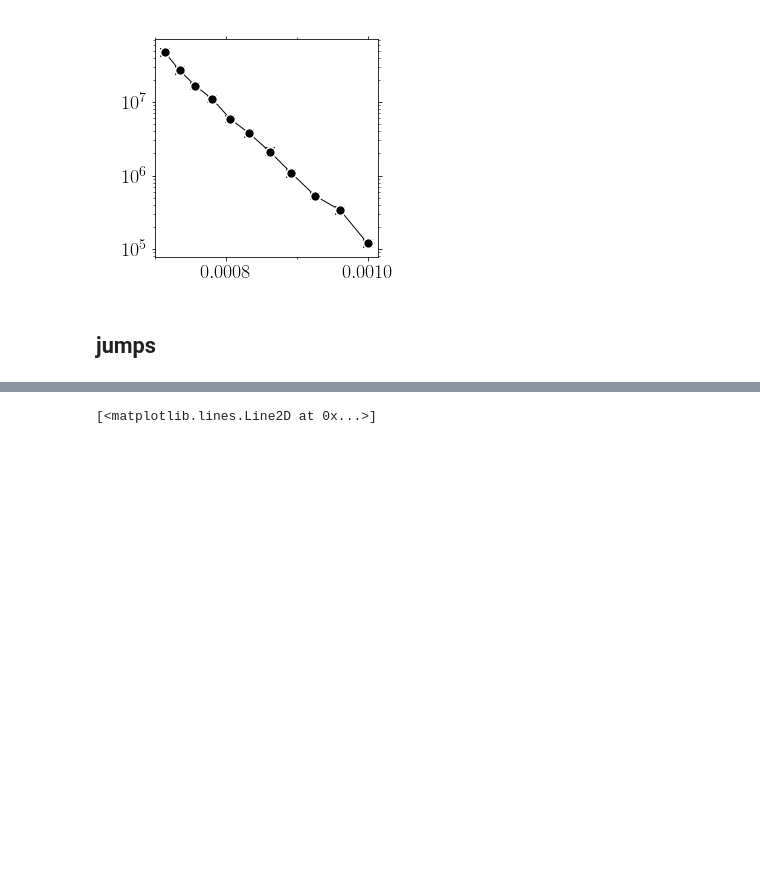
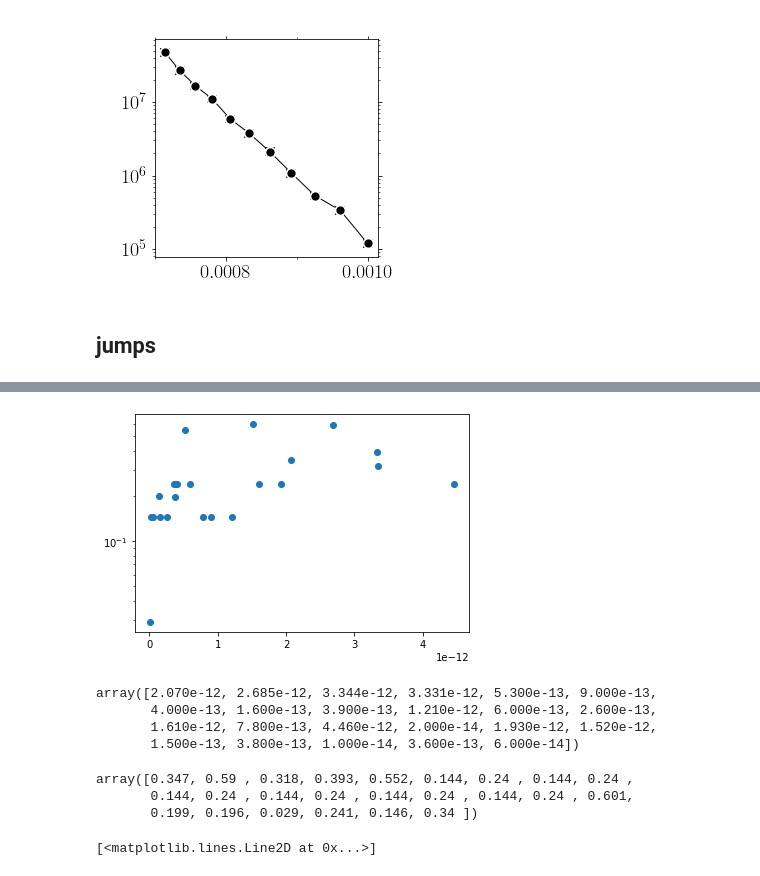
Before and after one commit to kkarimi62/vacancyDiffusion, a Jupyter notebook: postproc/postproc.ipynb, the cells around one changed output, grey strips where cells are left out. Drawn from its saved outputs; the diff is of its cells as text; code cells hidden in the pictures; blank space fills up the shorter version.

```diff
--- a/postproc/postproc.ipynb
+++ b/postproc/postproc.ipynb
@@ -1097 +1120,4 @@ plt.plot(times,np.ones(len(times)),'x')
+# %%
+tt=np.array(times.iloc[0:-1:2])
+dt=tt[1:]-tt[:-1]
 # %%
@@ -1102,3 +1134,22 @@ plt.plot(Barrier,'x')
+# %%
+barrier = np.array(Barrier.iloc[1:-1:2])
+plt.scatter(dt,barrier[:-1])
+plt.yscale('log')
+# %% [output]
+[figure, added]
+# %%
+dt
+# %% [output]
+array([2.070e-12, 2.685e-12, 3.344e-12, 3.331e-12, 5.300e-13, 9.000e-13,
+       4.000e-13, 1.600e-13, 3.900e-13, 1.210e-12, 6.000e-13, 2.600e-13,
+       1.610e-12, 7.800e-13, 4.460e-12, 2.000e-14, 1.930e-12, 1.520e-12,
+       1.500e-13, 3.800e-13, 1.000e-14, 3.600e-13, 6.000e-14])
+# %%
+barrier
+# %% [output]
+array([0.347, 0.59 , 0.318, 0.393, 0.552, 0.144, 0.24 , 0.144, 0.24 ,
+       0.144, 0.24 , 0.144, 0.24 , 0.144, 0.24 , 0.144, 0.24 , 0.601,
+       0.199, 0.196, 0.029, 0.241, 0.146, 0.34 ])
 # %%
 plt.plot(lmpData.headers['Time'],Energy,'-o')
 # %% [output]
```
Also changed, not shown: parts of 8 cells of this notebook.
